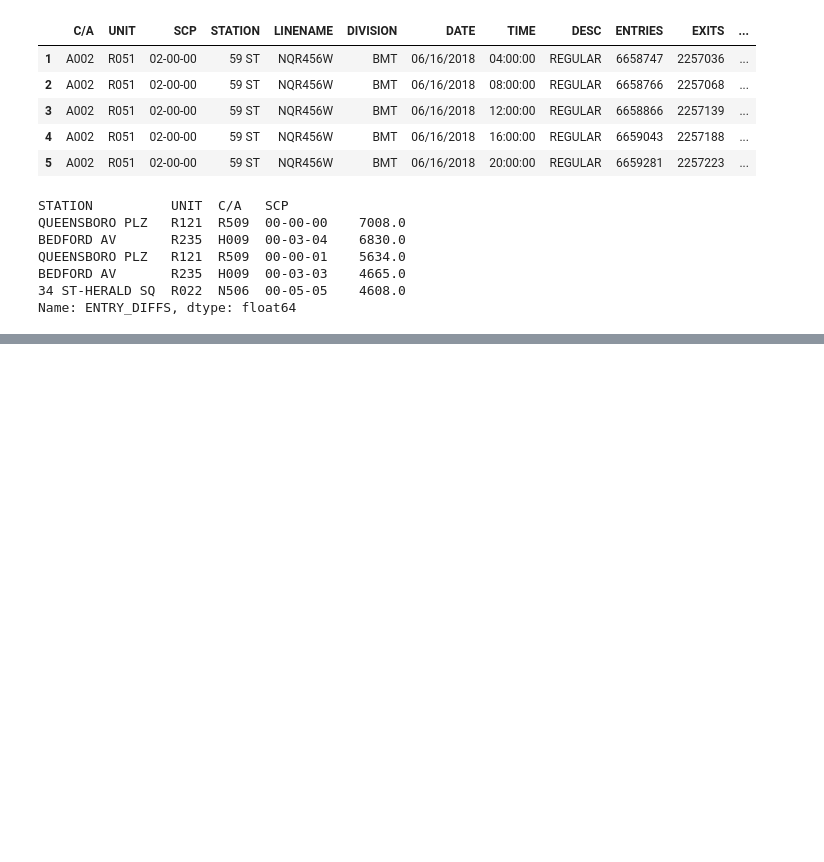
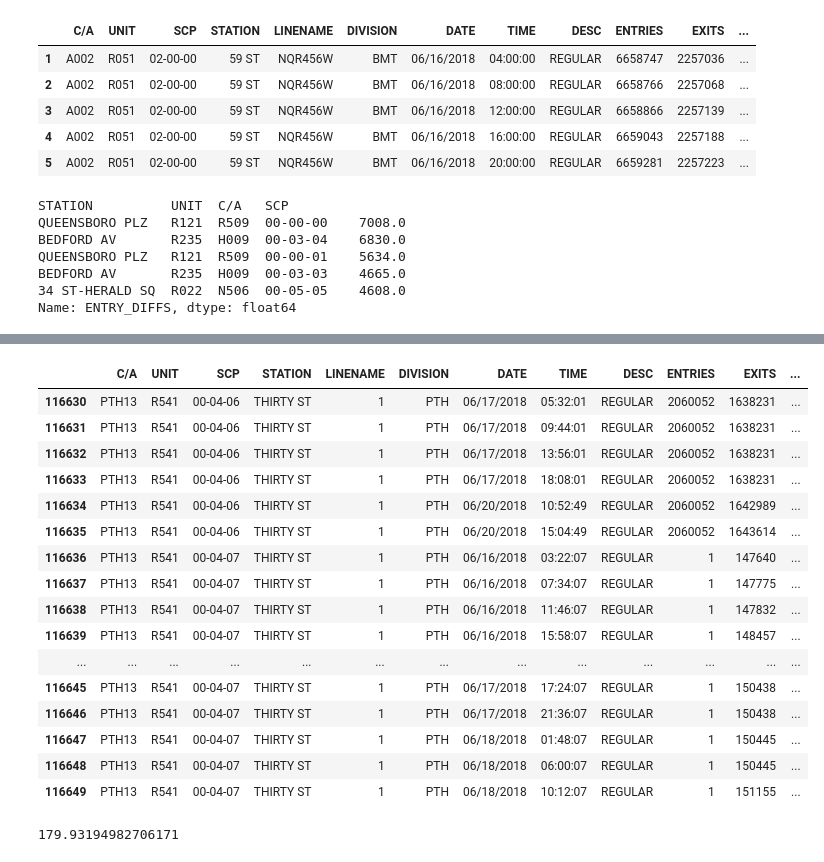
Before and after one commit to dlahtou/Benson_team1_sea18, a Jupyter notebook: Dan's Code.ipynb, the cells around one changed output, grey strips where cells are left out. Drawn from its saved outputs; the diff is of its cells as text; code cells hidden in the pictures; blank space fills up the shorter version.

```diff
--- a/Dan's Code.ipynb
+++ b/Dan's Code.ipynb
@@ -201,0 +229,24 @@ for index, day in enumerate(day_markers[:-1]):
+# %%
+df1[116630:116650]
+# %% [output]
+|  | C/A | UNIT | SCP | STATION | LINENAME | DIVISION | DATE | TIME | DESC | ENTRIES | EXITS | ... |
+| 116630 | PTH13 | R541 | 00-04-06 | THIRTY ST | 1 | PTH | 06/17/2018 | 05:32:01 | REGULAR | 2060052 | 1638231 | ... |
+| 116631 | PTH13 | R541 | 00-04-06 | THIRTY ST | 1 | PTH | 06/17/2018 | 09:44:01 | REGULAR | 2060052 | 1638231 | ... |
+| 116632 | PTH13 | R541 | 00-04-06 | THIRTY ST | 1 | PTH | 06/17/2018 | 13:56:01 | REGULAR | 2060052 | 1638231 | ... |
+| 116633 | PTH13 | R541 | 00-04-06 | THIRTY ST | 1 | PTH | 06/17/2018 | 18:08:01 | REGULAR | 2060052 | 1638231 | ... |
+| 116634 | PTH13 | R541 | 00-04-06 | THIRTY ST | 1 | PTH | 06/20/2018 | 10:52:49 | REGULAR | 2060052 | 1642989 | ... |
+| 116635 | PTH13 | R541 | 00-04-06 | THIRTY ST | 1 | PTH | 06/20/2018 | 15:04:49 | REGULAR | 2060052 | 1643614 | ... |
+| 116636 | PTH13 | R541 | 00-04-07 | THIRTY ST | 1 | PTH | 06/16/2018 | 03:22:07 | REGULAR | 1 | 147640 | ... |
+| 116637 | PTH13 | R541 | 00-04-07 | THIRTY ST | 1 | PTH | 06/16/2018 | 07:34:07 | REGULAR | 1 | 147775 | ... |
+| 116638 | PTH13 | R541 | 00-04-07 | THIRTY ST | 1 | PTH | 06/16/2018 | 11:46:07 | REGULAR | 1 | 147832 | ... |
+| 116639 | PTH13 | R541 | 00-04-07 | THIRTY ST | 1 | PTH | 06/16/2018 | 15:58:07 | REGULAR | 1 | 148457 | ... |
+| ... | ... | ... | ... | ... | ... | ... | ... | ... | ... | ... | ... | ... |
+| 116645 | PTH13 | R541 | 00-04-07 | THIRTY ST | 1 | PTH | 06/17/2018 | 17:24:07 | REGULAR | 1 | 150438 | ... |
+| 116646 | PTH13 | R541 | 00-04-07 | THIRTY ST | 1 | PTH | 06/17/2018 | 21:36:07 | REGULAR | 1 | 150438 | ... |
+| 116647 | PTH13 | R541 | 00-04-07 | THIRTY ST | 1 | PTH | 06/18/2018 | 01:48:07 | REGULAR | 1 | 150445 | ... |
+| 116648 | PTH13 | R541 | 00-04-07 | THIRTY ST | 1 | PTH | 06/18/2018 | 06:00:07 | REGULAR | 1 | 150445 | ... |
+| 116649 | PTH13 | R541 | 00-04-07 | THIRTY ST | 1 | PTH | 06/18/2018 | 10:12:07 | REGULAR | 1 | 151155 | ... |
+# %%
+df1['ENTRY_DIFFS'].mean()
+# %% [output]
+179.93194982706171
```
Also changed, not shown: parts of 4 cells of this notebook, 1 other file.
